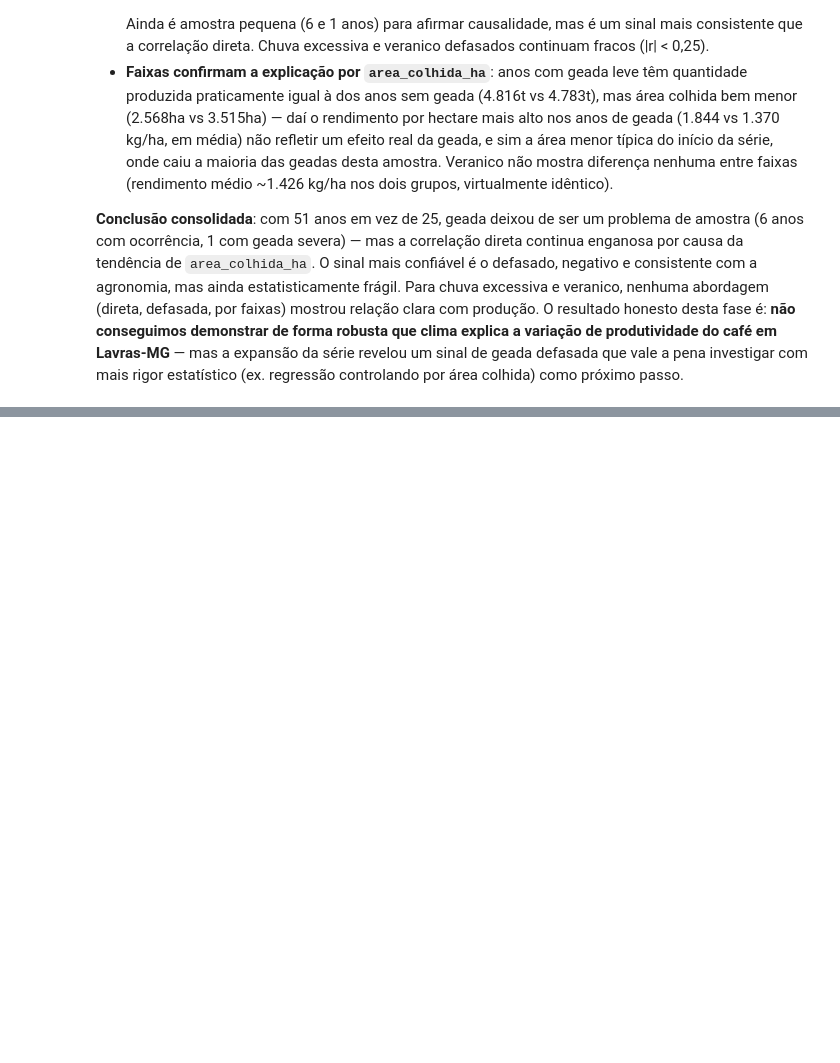
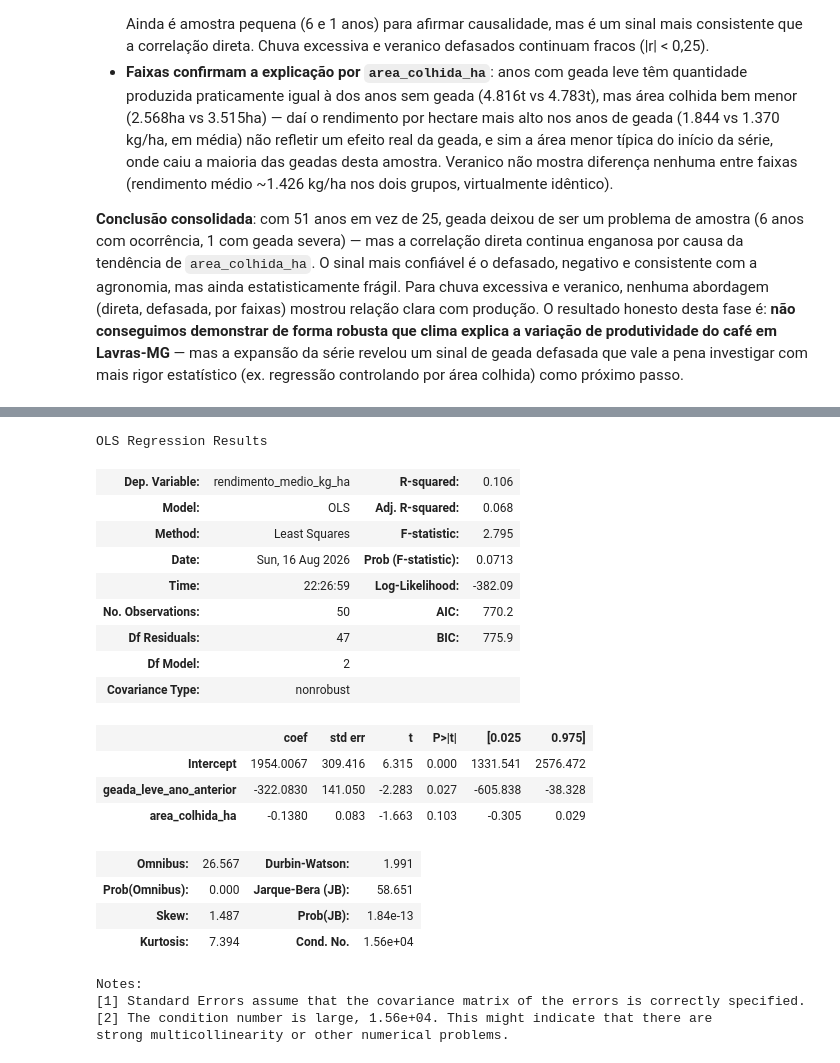
Before and after one commit to cauafdev/agroclima-cafe, a Jupyter notebook: notebooks/03_eda.ipynb, the cells around one changed output, grey strips where cells are left out. Saved outputs shown, nothing was run; the diff lists cells and outputs as text; code cells hidden in the pictures; blank space fills up the shorter version.

```diff
--- a/notebooks/03_eda.ipynb
+++ b/notebooks/03_eda.ipynb
@@ -423,0 +488,29 @@ comparacao_faixas
+# %%
+modelo_defasado_reg = smf.ols(
+    "rendimento_medio_kg_ha ~ geada_leve_ano_anterior + area_colhida_ha",
+    data=clima_x_producao_defasada.dropna(),
+).fit()
+modelo_defasado_reg.summary()
+# %% [output]
+OLS Regression Results
+| Dep. Variable: | rendimento_medio_kg_ha | R-squared: | 0.106 |
+| Model: | OLS | Adj. R-squared: | 0.068 |
+| Method: | Least Squares | F-statistic: | 2.795 |
+| Date: | Sun, 16 Aug 2026 | Prob (F-statistic): | 0.0713 |
+| Time: | 22:26:59 | Log-Likelihood: | -382.09 |
+| No. Observations: | 50 | AIC: | 770.2 |
+| Df Residuals: | 47 | BIC: | 775.9 |
+| Df Model: | 2 |  |  |
+| Covariance Type: | nonrobust |  |  |
+|  | coef | std err | t | P>|t| | [0.025 | 0.975] |
+| Intercept | 1954.0067 | 309.416 | 6.315 | 0.000 | 1331.541 | 2576.472 |
+| geada_leve_ano_anterior | -322.0830 | 141.050 | -2.283 | 0.027 | -605.838 | -38.328 |
+| area_colhida_ha | -0.1380 | 0.083 | -1.663 | 0.103 | -0.305 | 0.029 |
+| Omnibus: | 26.567 | Durbin-Watson: | 1.991 |
+| Prob(Omnibus): | 0.000 | Jarque-Bera (JB): | 58.651 |
+| Skew: | 1.487 | Prob(JB): | 1.84e-13 |
+| Kurtosis: | 7.394 | Cond. No. | 1.56e+04 |
+Notes:
+[1] Standard Errors assume that the covariance matrix of the errors is correctly specified.
+[2] The condition number is large, 1.56e+04. This might indicate that there are
+strong multicollinearity or other numerical problems.
```
Also changed, not shown: parts of 10 cells of this notebook, 3 other files.
